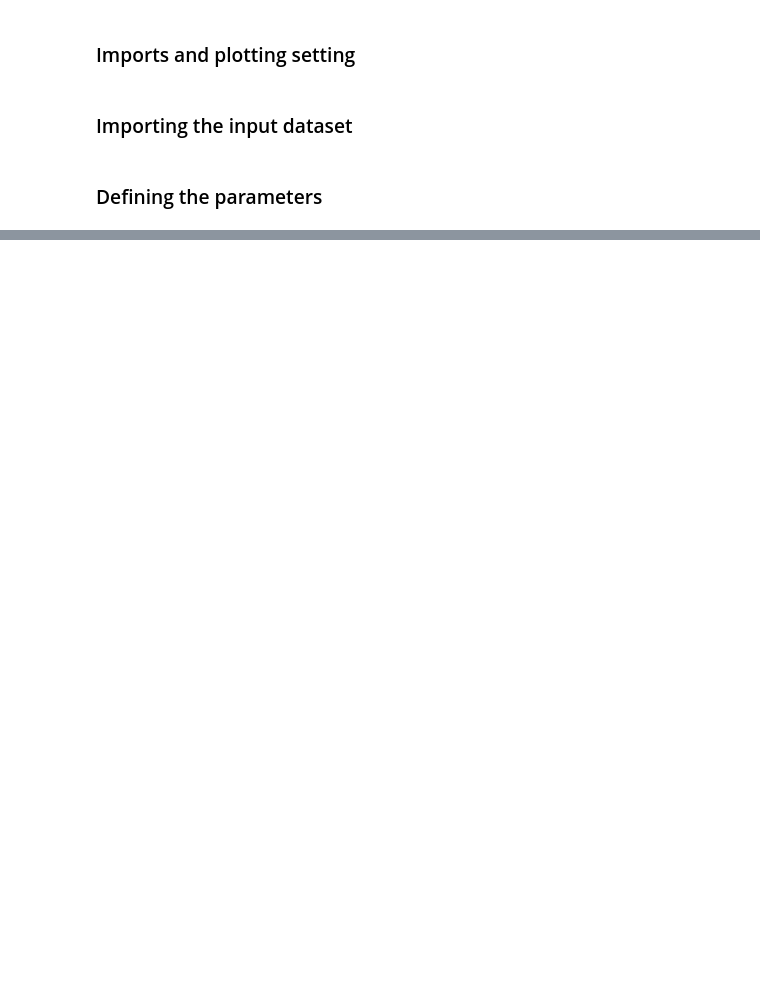
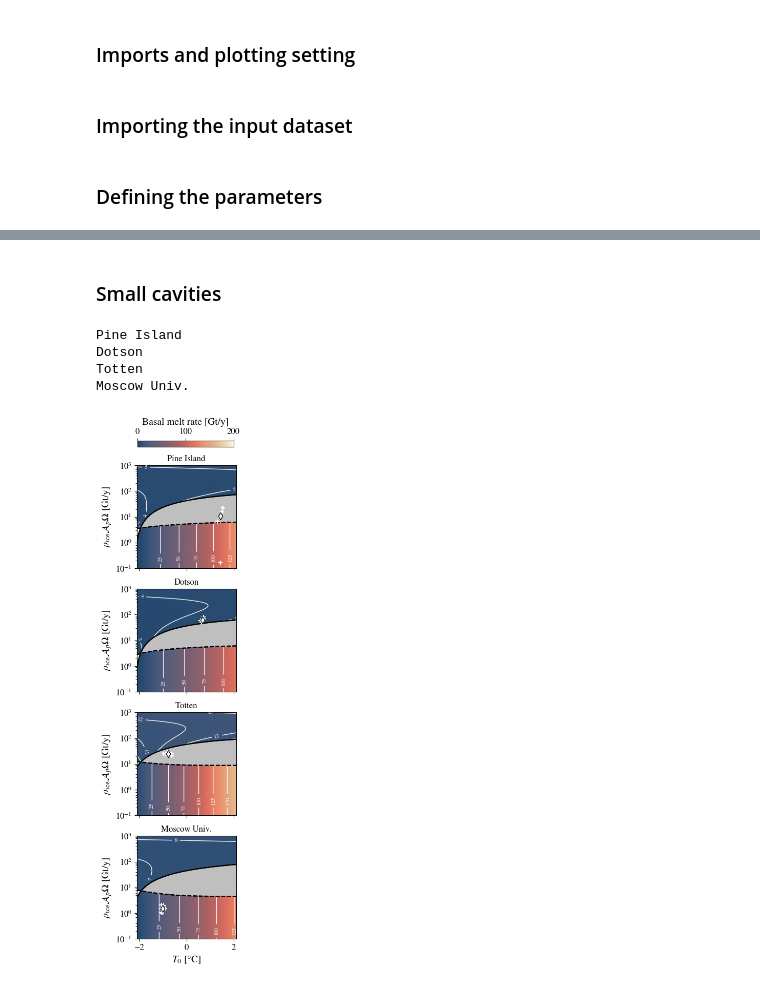
Before and after one commit to lsaddier/Low-Dimensionnal-Model-2025, a Jupyter notebook: Figure3.ipynb, the cells around one changed output, grey strips where cells are left out. Cells and saved outputs as stored; diff of their text form; code cells hidden in the pictures; blank space fills up the shorter version.

```diff
--- a/Figure3.ipynb
+++ b/Figure3.ipynb
@@ -74,3 +74,6 @@ g = 20
 
 #AABW
 C2 = 4e6 #m^6/s/kg
+
+#density
+rho_i = 910 #kg/m^3
@@ -251,0 +249,26 @@ Moscow Univ.
+# %% [markdown]
+### Small cavities
+# %%
+np.random.seed(28) # this random see works well
+
+index_list = [66,52,48,33]
+name_list = ['Pine Island', 'Dotson', 'Totten', 'Moscow Univ.']
+kmax = 4-1
+vmax = 200 #Gt/y
+levels_c = np.arange(0,20,1)
+levels_d = np.arange(0,200,25)
+height_cbar = 0.01
+bottom_cbar = 0.91
+
+fig, ax = plt.subplots(4,1,figsize=(2.5,12),sharex=True, sharey=True,)
+
+plot_column()
+
+plt.savefig('Figures/Figure3_small.png',dpi=200,format="png", bbox_inches = 'tight')
+plt.show()
+# %% [output]
+Pine Island
+Dotson
+Totten
+Moscow Univ.
+[figure, added]
```
Also changed, not shown: parts of 8 cells of this notebook, 14 other files.
